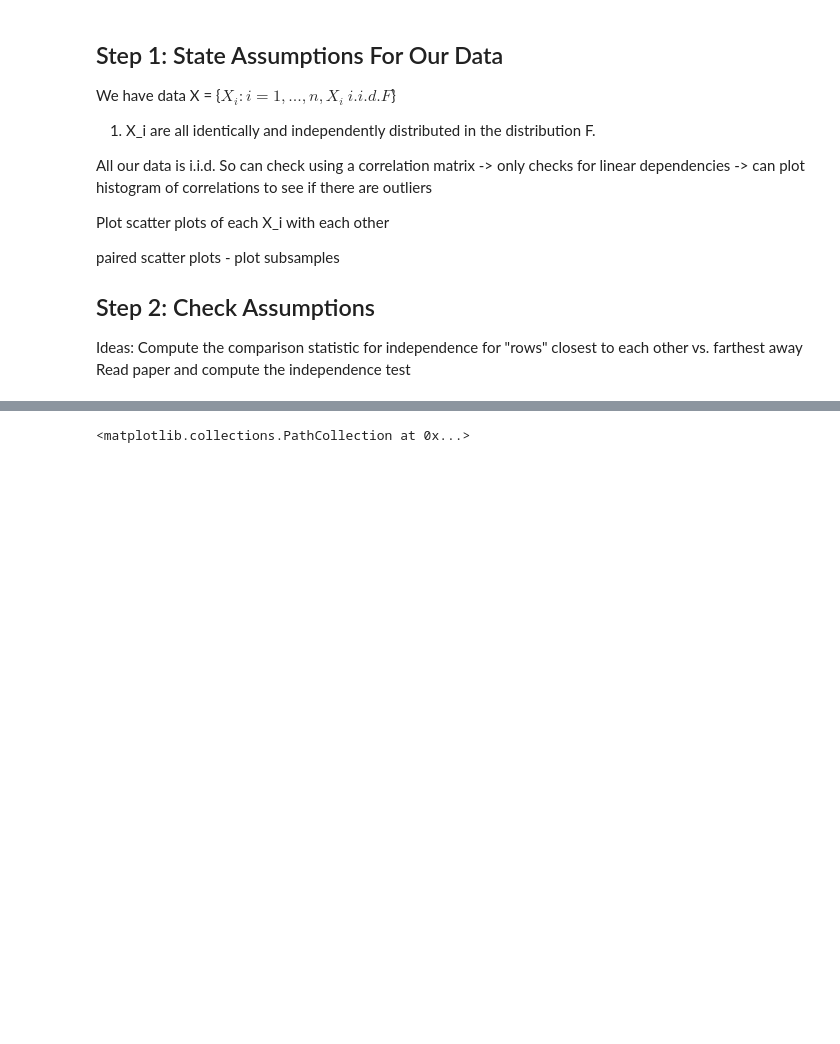
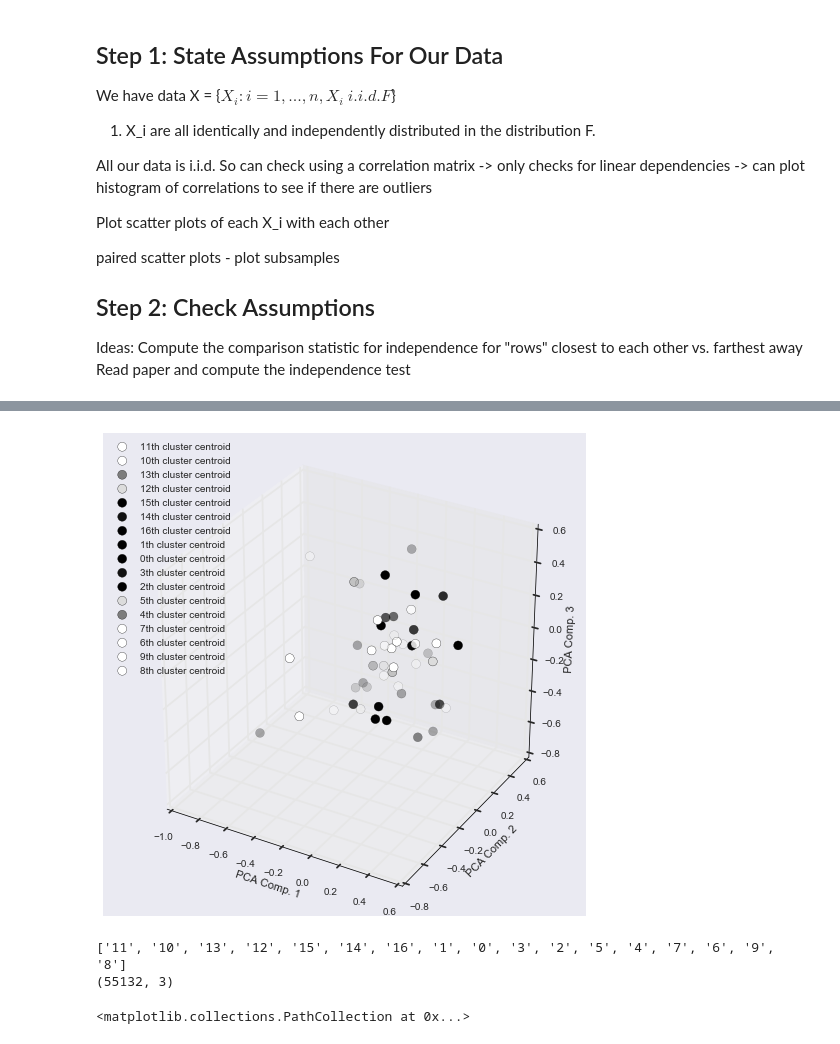
Before and after one commit to Upward-Spiral-Science/the-vat, a Jupyter notebook: testing_assumptions_AL.ipynb, the cells around one changed output, grey strips where cells are left out. Saved outputs shown, nothing was run; the diff lists cells and outputs as text; code cells hidden in the pictures; blank space fills up the shorter version.

```diff
--- a/testing_assumptions_AL.ipynb
+++ b/testing_assumptions_AL.ipynb
@@ -198,2 +152,0 @@ kmeanTwo(temp_features)
-# %%
-true_means = AgglomerativeClustering(n_clusters=17, affinity='euclidean').fit(list_of_features)
@@ -200,3 +239,43 @@ true_means = AgglomerativeClustering(n_clusters=17, affinity='euclidean').fit(li
+# %%
+# plot all centroids in 3D space
+fig = plt.figure(figsize=(7,7))
+ax = fig.add_subplot(111, projection='3d')
+
+import colorsys
+ClusterIdx = np.array(pca_clusters.keys())
+nColors = len(np.unique(ClusterIdx))
+HSV_tuples = [(x*1.0/nColors, 0.5, 0.5) for x in range(nColors)]
+Colors = np.array(map(lambda x: colorsys.hsv_to_rgb(*x), HSV_tuples))
+ClusterIdx = [float(f) for f in ClusterIdx]
+Cluster2Colors = Colors[ClusterIdx].tolist()
+
+index = 0
+for key in pca_clusters.keys():
+    cluster = pca_clusters[key]
+    # Plot both the vectors in 3D space
+    label = str(key) + 'th cluster centroid'
+    ax.scatter3D(cluster[0], cluster[1], cluster[2], c=Cluster2Colors[index], label=str(label), s=80)
+    index += 1
+
+# ax.set_xlim((-1.5e-13, 1.0e-13))
+# ax.set_ylim((-0.5e-12, 1.1e-12))
+# ax.set_zlim((-8e-13, 2e-13))
+ax.set_xlabel('PCA Comp. 1')
+ax.set_ylabel('PCA Comp. 2')
+ax.set_zlabel('PCA Comp. 3')
+ax.legend(loc='upper left')
+plt.tight_layout()
+# %% [output]
+[figure, added]
+# %%
+print pca_clusters.keys()
+print pca_clusters['0'].shape
+# X = list_of_features[np.random.choice(range(list_of_features.shape[0]), size=1000, replace=False), :]
+# print X.shape
+# true_means = AgglomerativeClustering(n_clusters=17, affinity='euclidean').fit(X)
+# %% [output]
+['11', '10', '13', '12', '15', '14', '16', '1', '0', '3', '2', '5', '4', '7', '6', '9', '8']
+(55132, 3)
 # %%
 colors = np.array([x for x in 'bgrcmykbgrcmykbgrcmykbgrcmyk'])
 colors = np.hstack([colors] * 20)
```
Also changed, not shown: parts of 10 cells of this notebook, 4 other files.
